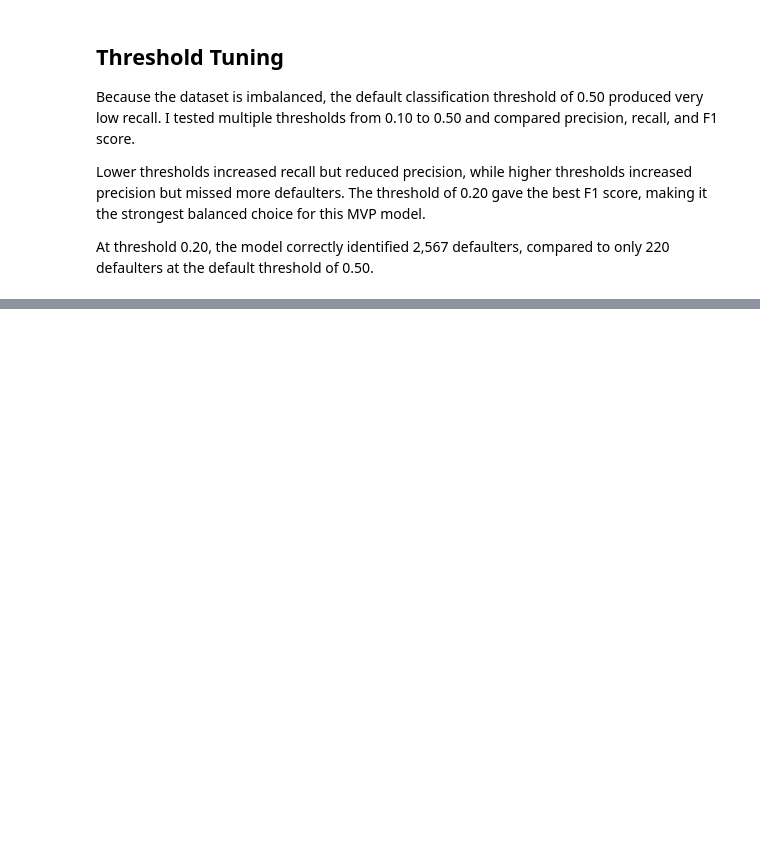
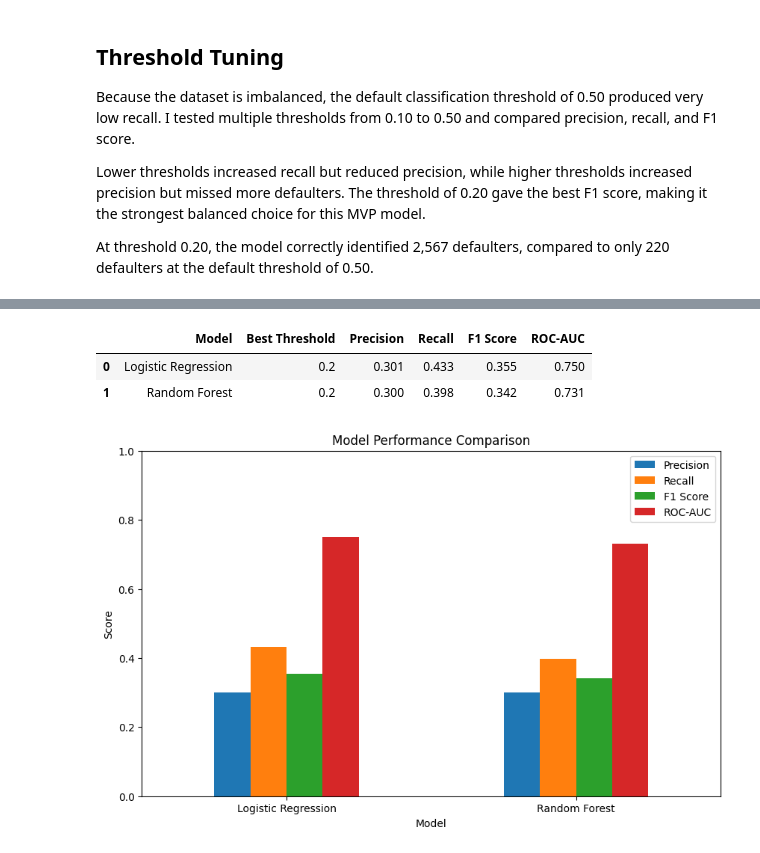
Before and after one commit to srikard727/loan-defaulter, a Jupyter notebook: Untitled.ipynb, the cells around one changed output, grey strips where cells are left out. Cells and saved outputs as stored; diff of their text form; code cells hidden in the pictures; blank space fills up the shorter version.

```diff
--- a/Untitled.ipynb
+++ b/Untitled.ipynb
@@ -421,0 +503,33 @@ from sklearn.metrics import accuracy_score, precision_score, recall_score,
+# %%
+import pandas as pd
+
+comparison = pd.DataFrame({
+    "Model": ["Logistic Regression", "Random Forest"],
+    "Best Threshold": [0.20, 0.20],
+    "Precision": [0.301, 0.300],
+    "Recall": [0.433, 0.398],
+    "F1 Score": [0.355, 0.342],
+    "ROC-AUC": [0.750, 0.731]
+})
+
+comparison
+# %% [output]
+|  | Model | Best Threshold | Precision | Recall | F1 Score | ROC-AUC |
+| 0 | Logistic Regression | 0.2 | 0.301 | 0.433 | 0.355 | 0.750 |
+| 1 | Random Forest | 0.2 | 0.300 | 0.398 | 0.342 | 0.731 |
+# %%
+import matplotlib.pyplot as plt
+
+comparison.set_index("Model")[["Precision", "Recall", "F1 Score", "ROC-AUC"]].plot(
+    kind="bar",
+    figsize=(10, 6)
+)
+
+plt.ylim(0, 1)
+plt.ylabel("Score")
+plt.title("Model Performance Comparison")
+plt.xticks(rotation=0)
+plt.legend()
+plt.show()
+# %% [output]
+[figure, added]
```
Also changed, not shown: parts of 17 cells of this notebook.
